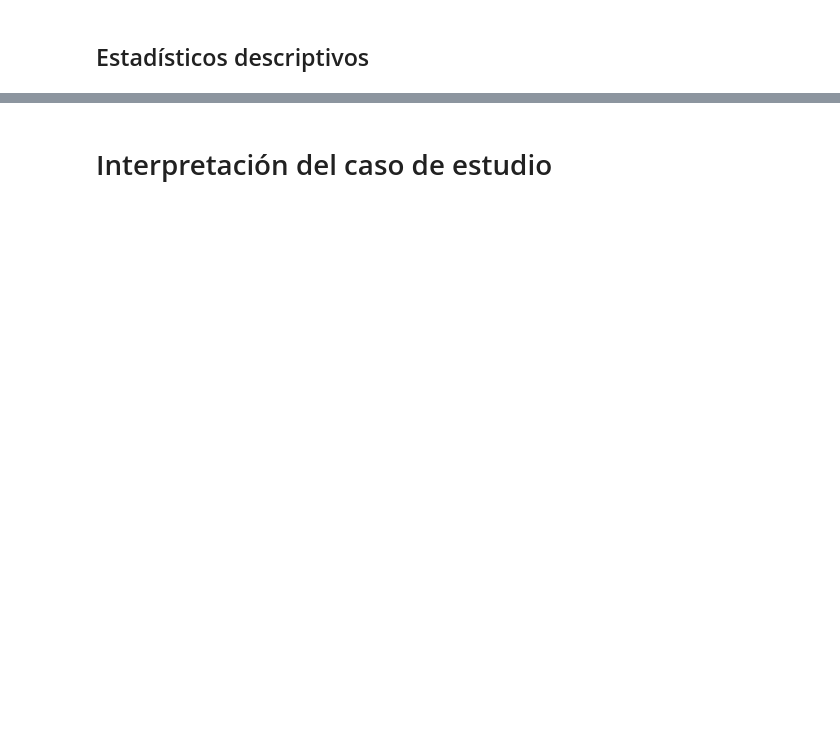
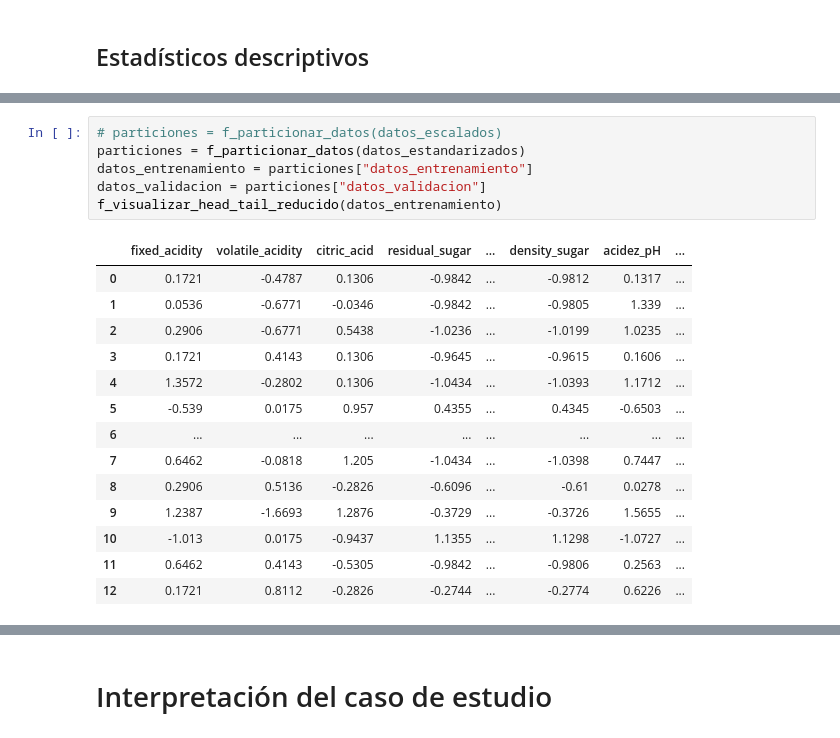
Before and after one commit to rpizarrog/Libro-Aprendizaje-Automatico.-Casos-de-Estudio-con-R-y-Python, a Jupyter notebook: Python NoteBooks/CASO_ESTUDIO_SVR_varios_kernel_calidad_de_vino_y_modelo_de_regresión_mUltiple.ipynb, the cells around one changed output, grey strips where cells are left out. Saved outputs shown, nothing was run; the diff lists cells and outputs as text; blank space fills up the shorter version.

```diff
--- a/Python NoteBooks/CASO_ESTUDIO_SVR_varios_kernel_calidad_de_vino_y_modelo_de_regresión_mUltiple.ipynb
+++ b/Python NoteBooks/CASO_ESTUDIO_SVR_varios_kernel_calidad_de_vino_y_modelo_de_regresión_mUltiple.ipynb
@@ -64,0 +2336,21 @@ Las funciones que permiten la adecuada ejecución de este caso de estudio se pue
+# %%
+# particiones = f_particionar_datos(datos_escalados)
+particiones = f_particionar_datos(datos_estandarizados)
+datos_entrenamiento = particiones["datos_entrenamiento"]
+datos_validacion = particiones["datos_validacion"]
+f_visualizar_head_tail_reducido(datos_entrenamiento)
+# %% [output]
+|  | fixed_acidity | volatile_acidity | citric_acid | residual_sugar | ... | density_sugar | acidez_pH | ... |
+| 0 | 0.1721 | -0.4787 | 0.1306 | -0.9842 | ... | -0.9812 | 0.1317 | ... |
+| 1 | 0.0536 | -0.6771 | -0.0346 | -0.9842 | ... | -0.9805 | 1.339 | ... |
+| 2 | 0.2906 | -0.6771 | 0.5438 | -1.0236 | ... | -1.0199 | 1.0235 | ... |
+| 3 | 0.1721 | 0.4143 | 0.1306 | -0.9645 | ... | -0.9615 | 0.1606 | ... |
+| 4 | 1.3572 | -0.2802 | 0.1306 | -1.0434 | ... | -1.0393 | 1.1712 | ... |
+| 5 | -0.539 | 0.0175 | 0.957 | 0.4355 | ... | 0.4345 | -0.6503 | ... |
+| 6 | ... | ... | ... | ... | ... | ... | ... | ... |
+| 7 | 0.6462 | -0.0818 | 1.205 | -1.0434 | ... | -1.0398 | 0.7447 | ... |
+| 8 | 0.2906 | 0.5136 | -0.2826 | -0.6096 | ... | -0.61 | 0.0278 | ... |
+| 9 | 1.2387 | -1.6693 | 1.2876 | -0.3729 | ... | -0.3726 | 1.5655 | ... |
+| 10 | -1.013 | 0.0175 | -0.9437 | 1.1355 | ... | 1.1298 | -1.0727 | ... |
+| 11 | 0.6462 | 0.4143 | -0.5305 | -0.9842 | ... | -0.9806 | 0.2563 | ... |
+| 12 | 0.1721 | 0.8112 | -0.2826 | -0.2744 | ... | -0.2774 | 0.6226 | ... |
```
Also changed, not shown: parts of 37 cells of this notebook.
